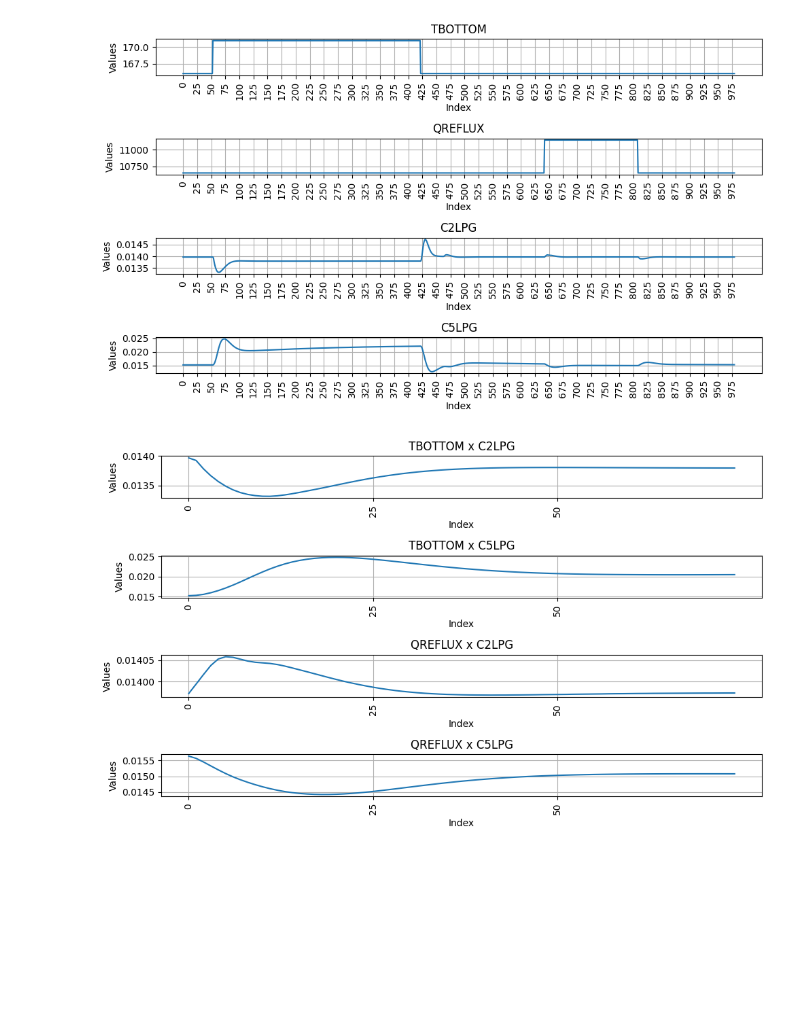
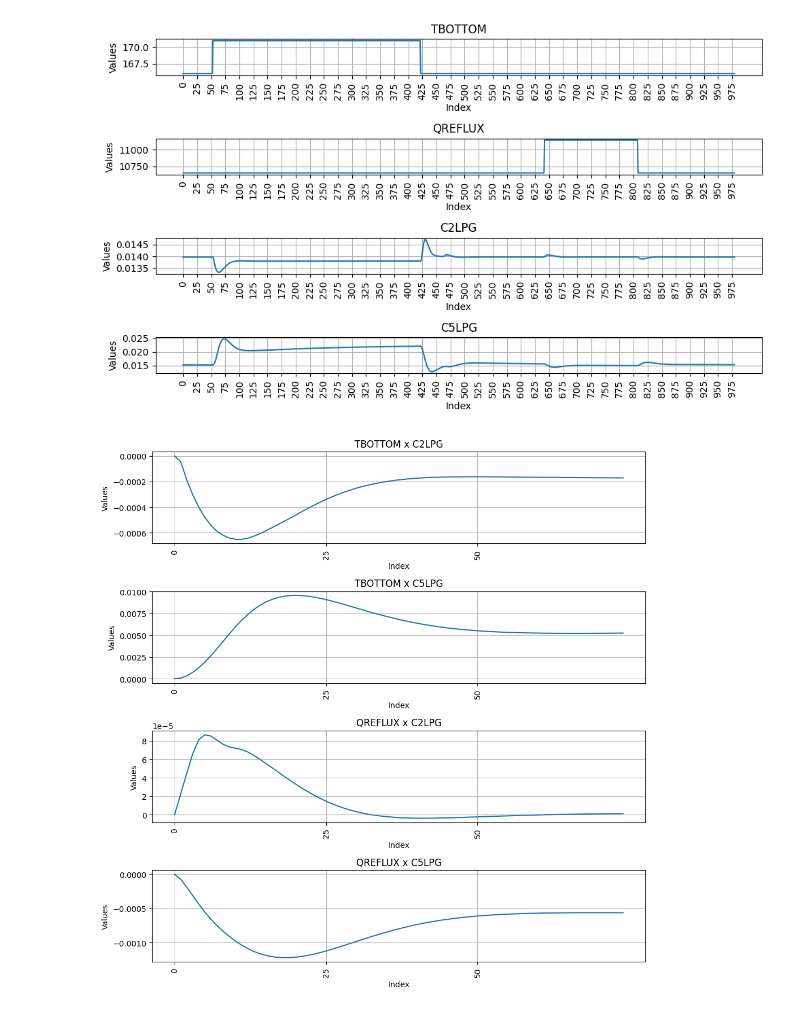
Before and after one commit to davibelo/MPC-ModelPredictiveControl, a Jupyter notebook: LPGdesbutanizerUnitStepCalc.ipynb, the cells around one changed output. Drawn from its saved outputs; the diff is of its cells as text; code cells hidden in the pictures; blank space fills up the shorter version.

Commit message:
subtracting initial y from responses

```diff
--- a/LPGdesbutanizerUnitStepCalc.ipynb
+++ b/LPGdesbutanizerUnitStepCalc.ipynb
@@ -88,24 +88,29 @@ for column in df_u.columns:
 
 # Concatenate the list of DataFrames along the columns axis
 df_responses = pd.concat(df_responses, axis=1)
+
+# Loop through each column of df_responses
+for col in df_responses.columns:
+    # Subtract all values in the column by the first value
+    df_responses[col] = df_responses[col] - df_responses[col].iloc[0]
 # %%
 # Number of columns to plot
 num_columns = len(df_responses.columns)
 
 # Creating subplots
-fig, axs = plt.subplots(num_columns, 1, figsize=(10, 6))  # Adjust figsize as needed
+fig, axs = plt.subplots(num_columns, 1, figsize=(10, 10))  # Adjust figsize as needed
 
 # Plotting each column on a separate subplot
 for i, column in enumerate(df_responses.columns):
     axs[i].plot(step_responses.index, df_responses[column])
     axs[i].set_title(column)
     axs[i].set_xlabel('Index')
     axs[i].set_ylabel('Values')
     axs[i].set_xticks(range(0, len(df_responses.index), 25))
     axs[i].tick_params(axis='x', rotation=90)  # Rotate x-axis labels by 90 degrees
     axs[i].grid(True)  # Add gridlines
 
 plt.tight_layout()  # Adjust layout to not overlap subplots
 plt.show()
 # %% [output]
-[figure, old version]
+[figure, new version]
```
